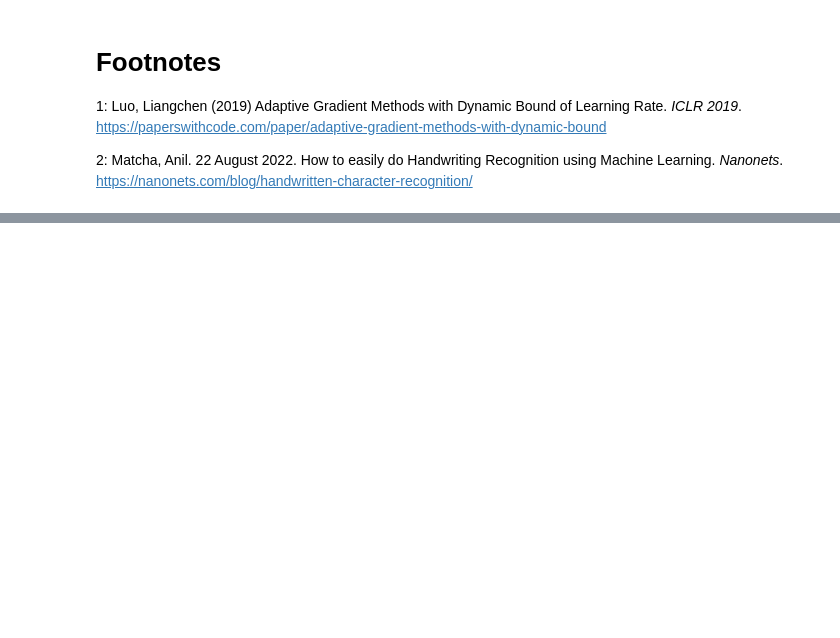
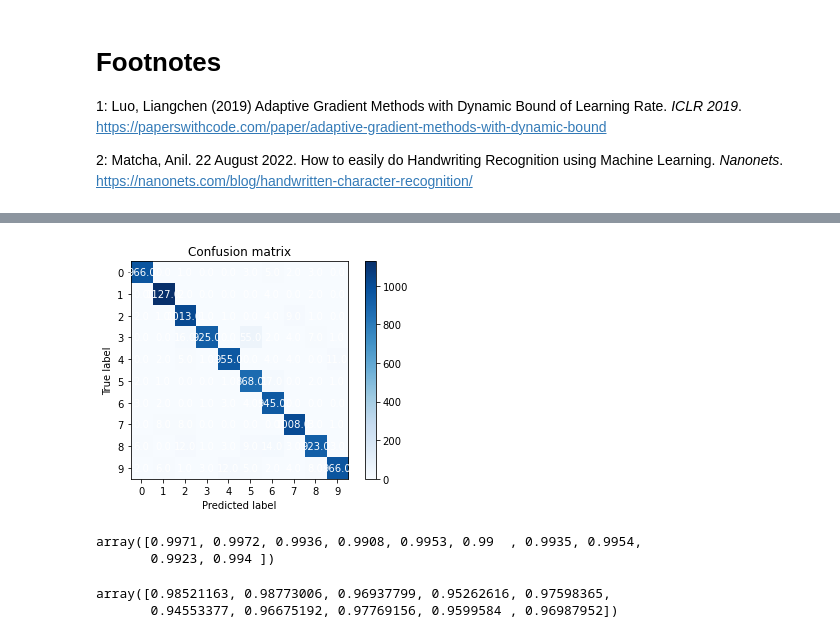
Before and after one commit to COGS118A/Group008-Wi23, a Jupyter notebook: CheckpointGroup008-Wi23.ipynb, the cells around one changed output, grey strips where cells are left out. Drawn from its saved outputs; the diff is of its cells as text; code cells hidden in the pictures; blank space fills up the shorter version.

```diff
--- a/CheckpointGroup008-Wi23.ipynb
+++ b/CheckpointGroup008-Wi23.ipynb
@@ -305,0 +332,7 @@ UPDATE THE PROPOSAL TIMELINE ACCORDING TO WHAT HAS ACTUALLY HAPPENED AND HOW IT
+# %%
+# Define the neural network model
+model = keras.Sequential([
+    layers.Dense(128, activation='relu', input_shape=(784,)),
+    layers.Dense(64, activation='relu'),
+    layers.Dense(10, activation='softmax')
+])
@@ -305,0 +345,8 @@ UPDATE THE PROPOSAL TIMELINE ACCORDING TO WHAT HAS ACTUALLY HAPPENED AND HOW IT
+# %%
+# Compile the model
+model.compile(optimizer='adam',
+              loss='sparse_categorical_crossentropy',
+              metrics=['accuracy'])
+# %%
+# Train the model
+history = model.fit(x_train, y_train, epochs=5, validation_data=(x_val, y_val))
@@ -305,0 +364,3 @@ UPDATE THE PROPOSAL TIMELINE ACCORDING TO WHAT HAS ACTUALLY HAPPENED AND HOW IT
+# %%
+y_pred = model.predict(x_test)
+y_pred_labels = np.argmax(y_pred, axis=1)
@@ -305,0 +369,41 @@ UPDATE THE PROPOSAL TIMELINE ACCORDING TO WHAT HAS ACTUALLY HAPPENED AND HOW IT
+# %%
+# Compute the confusion matrix and error for each digit
+conf_matrix = np.zeros((10, 10))
+error_counts = np.zeros(10)
+for true_label, pred_label in zip(y_test, y_pred_labels):
+    conf_matrix[true_label, pred_label] += 1
+    if true_label != pred_label:
+        error_counts[true_label] += 1
+
+# Plot the confusion matrix
+fig, ax = plt.subplots()
+im = ax.imshow(conf_matrix, cmap='Blues')
+# Set the axis labels and title
+ax.set_xticks(np.arange(10))
+ax.set_yticks(np.arange(10))
+ax.set_xticklabels(np.arange(10))
+ax.set_yticklabels(np.arange(10))
+ax.set_xlabel('Predicted label')
+ax.set_ylabel('True label')
+ax.set_title('Confusion matrix')
+
+# Add colorbar
+cbar = ax.figure.colorbar(im, ax=ax)
+
+# Loop over data and annotate the matrix entries
+for i in range(10):
+    for j in range(10):
+        text = ax.text(j, i, conf_matrix[i, j], ha='center', va='center', color='w')
+plt.show()
+# %% [output]
+[figure, added]
+# %%
+get_accuracy_rate(conf_matrix)
+# %% [output]
+array([0.9971, 0.9972, 0.9936, 0.9908, 0.9953, 0.99  , 0.9935, 0.9954,
+       0.9923, 0.994 ])
+# %%
+get_F1_score(conf_matrix)
+# %% [output]
+array([0.98521163, 0.98773006, 0.96937799, 0.95262616, 0.97598365,
+       0.94553377, 0.96675192, 0.97769156, 0.9599584 , 0.96987952])
```
Also changed, not shown: parts of 27 cells of this notebook.
